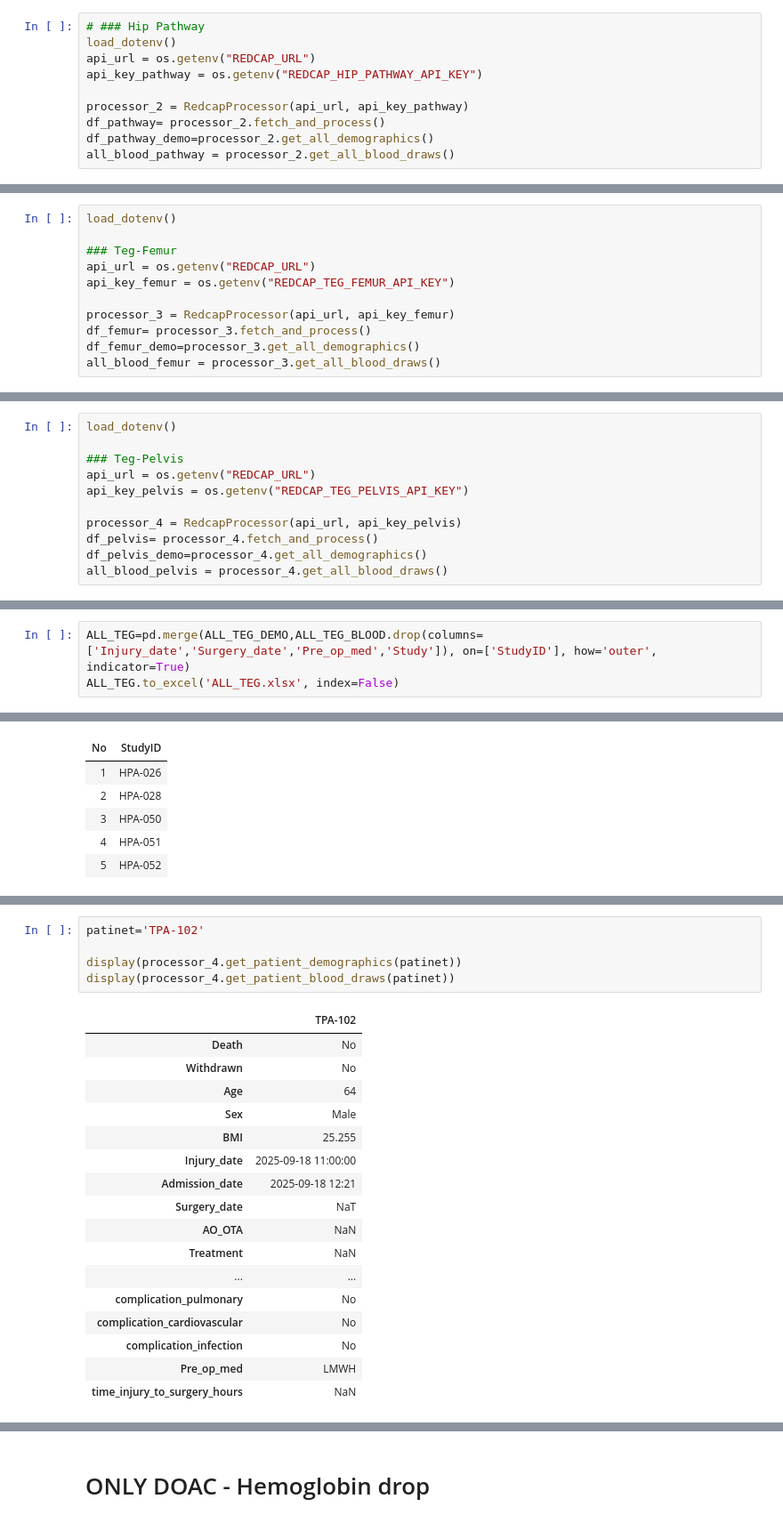
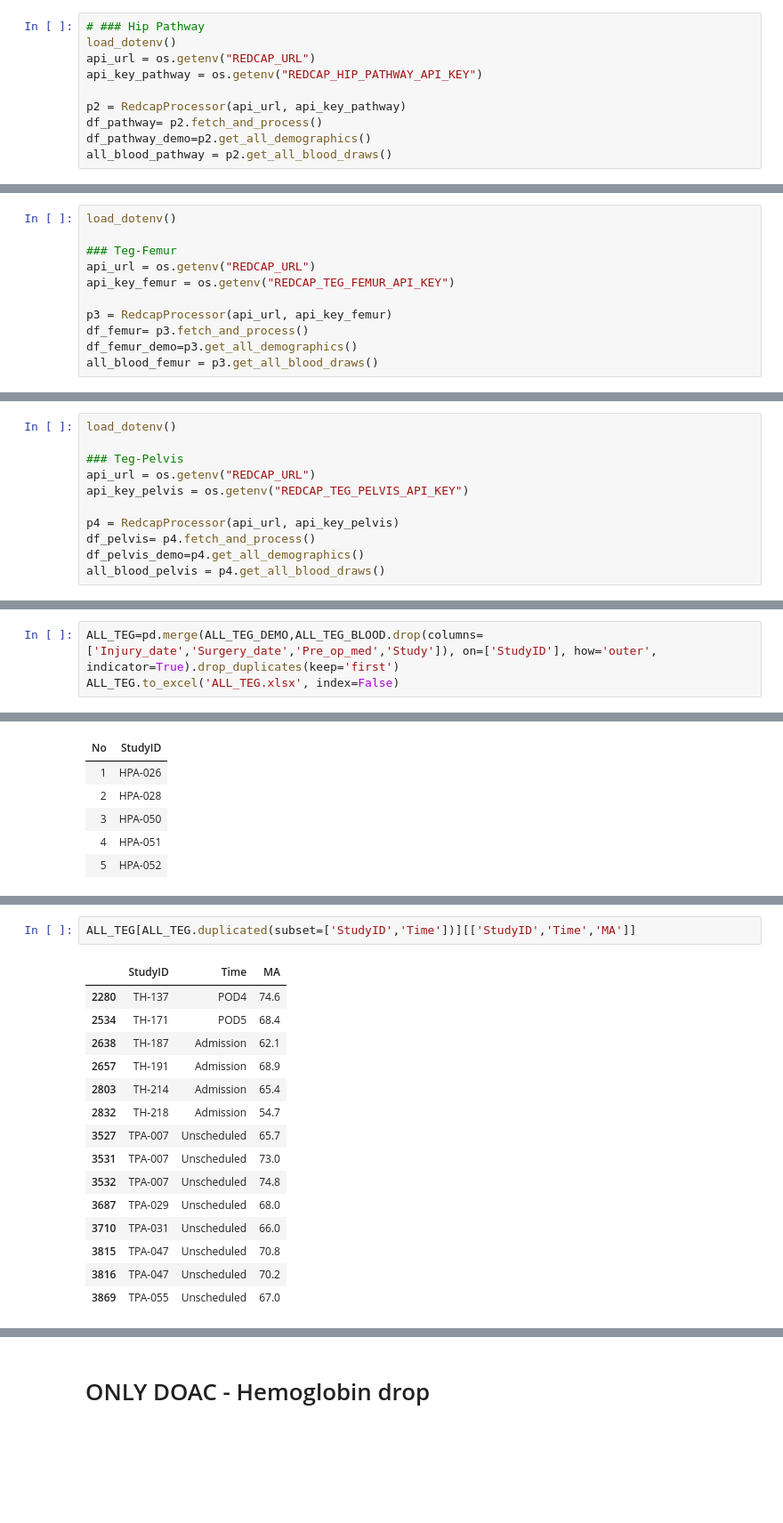
Before and after one commit to golpiraelmi/Classes, a Jupyter notebook: MyLittleProjcet_V2.ipynb, the cells around one changed output, grey strips where cells are left out. Shown: that part at 89% size. Drawn from its saved outputs; the diff is of its cells as text; blank space fills up the shorter version.

```diff
--- a/MyLittleProjcet_V2.ipynb
+++ b/MyLittleProjcet_V2.ipynb
@@ -44,9 +116,9 @@ load_dotenv()
 api_url = os.getenv("REDCAP_URL")
 api_key_pathway = os.getenv("REDCAP_HIP_PATHWAY_API_KEY")
 
-processor_2 = RedcapProcessor(api_url, api_key_pathway)
-df_pathway= processor_2.fetch_and_process()
-df_pathway_demo=processor_2.get_all_demographics()
-all_blood_pathway = processor_2.get_all_blood_draws()
+p2 = RedcapProcessor(api_url, api_key_pathway)
+df_pathway= p2.fetch_and_process()
+df_pathway_demo=p2.get_all_demographics()
+all_blood_pathway = p2.get_all_blood_draws()
 # %% [output]
 =================================================================================
@@ -58,10 +146,10 @@ load_dotenv()
 api_url = os.getenv("REDCAP_URL")
 api_key_femur = os.getenv("REDCAP_TEG_FEMUR_API_KEY")
 
-processor_3 = RedcapProcessor(api_url, api_key_femur)
-df_femur= processor_3.fetch_and_process()
-df_femur_demo=processor_3.get_all_demographics()
-all_blood_femur = processor_3.get_all_blood_draws()
+p3 = RedcapProcessor(api_url, api_key_femur)
+df_femur= p3.fetch_and_process()
+df_femur_demo=p3.get_all_demographics()
+all_blood_femur = p3.get_all_blood_draws()
 # %% [output]
 Removing the following StudyIDs from dataset:
  - TF-070: Multiple Surgery Patient_bilateral femur fracture
@@ -76,10 +180,10 @@ load_dotenv()
 api_url = os.getenv("REDCAP_URL")
 api_key_pelvis = os.getenv("REDCAP_TEG_PELVIS_API_KEY")
 
-processor_4 = RedcapProcessor(api_url, api_key_pelvis)
-df_pelvis= processor_4.fetch_and_process()
-df_pelvis_demo=processor_4.get_all_demographics()
-all_blood_pelvis = processor_4.get_all_blood_draws()
+p4 = RedcapProcessor(api_url, api_key_pelvis)
+df_pelvis= p4.fetch_and_process()
+df_pelvis_demo=p4.get_all_demographics()
+all_blood_pelvis = p4.get_all_blood_draws()
 # %% [output]
 Removing the following StudyIDs from dataset:
  - TPA-019: Two stage surgeries related to pelvis/acetabulum - 30 April 2021
@@ -107,5 +226,5 @@ ALL_TEG_BLOOD.to_excel('ALL_TEG_BLOOD.xlsx', index=False)
 # %%
-ALL_TEG=pd.merge(ALL_TEG_DEMO,ALL_TEG_BLOOD.drop(columns=['Injury_date','Surgery_date','Pre_op_med','Study']), on=['StudyID'], how='outer', indicator=True)
+ALL_TEG=pd.merge(ALL_TEG_DEMO,ALL_TEG_BLOOD.drop(columns=['Injury_date','Surgery_date','Pre_op_med','Study']), on=['StudyID'], how='outer', indicator=True).drop_duplicates(keep='first')
 ALL_TEG.to_excel('ALL_TEG.xlsx', index=False)
 # %%
 display_summary_tables(ALL_TEG, filter_col='VTE', extra_col='VTE_type')
@@ -332,23 +528,18 @@ display(ALL_TEG[ALL_TEG['injury_to_lab_hrs']<0][['StudyID','Time','Injury_date',
 # %%
-patinet='TPA-102'
-
-display(processor_4.get_patient_demographics(patinet))
-display(processor_4.get_patient_blood_draws(patinet))
+ALL_TEG[ALL_TEG.duplicated(subset=['StudyID','Time'])][['StudyID','Time','MA']]
 # %% [output]
-|  | TPA-102 |
-| Death | No |
-| Withdrawn | No |
-| Age | 64 |
-| Sex | Male |
-| BMI | 25.255 |
-| Injury_date | 2025-09-18 11:00:00 |
-| Admission_date | 2025-09-18 12:21 |
-| Surgery_date | NaT |
-| AO_OTA | NaN |
-| Treatment | NaN |
-| ... | ... |
-| complication_pulmonary | No |
-| complication_cardiovascular | No |
-| complication_infection | No |
-| Pre_op_med | LMWH |
-| time_injury_to_surgery_hours | NaN |
+|  | StudyID | Time | MA |
+| 2280 | TH-137 | POD4 | 74.6 |
+| 2534 | TH-171 | POD5 | 68.4 |
+| 2638 | TH-187 | Admission | 62.1 |
+| 2657 | TH-191 | Admission | 68.9 |
+| 2803 | TH-214 | Admission | 65.4 |
+| 2832 | TH-218 | Admission | 54.7 |
+| 3527 | TPA-007 | Unscheduled | 65.7 |
+| 3531 | TPA-007 | Unscheduled | 73.0 |
+| 3532 | TPA-007 | Unscheduled | 74.8 |
+| 3687 | TPA-029 | Unscheduled | 68.0 |
+| 3710 | TPA-031 | Unscheduled | 66.0 |
+| 3815 | TPA-047 | Unscheduled | 70.8 |
+| 3816 | TPA-047 | Unscheduled | 70.2 |
+| 3869 | TPA-055 | Unscheduled | 67.0 |
```
Also changed, not shown: parts of 28 cells of this notebook.
